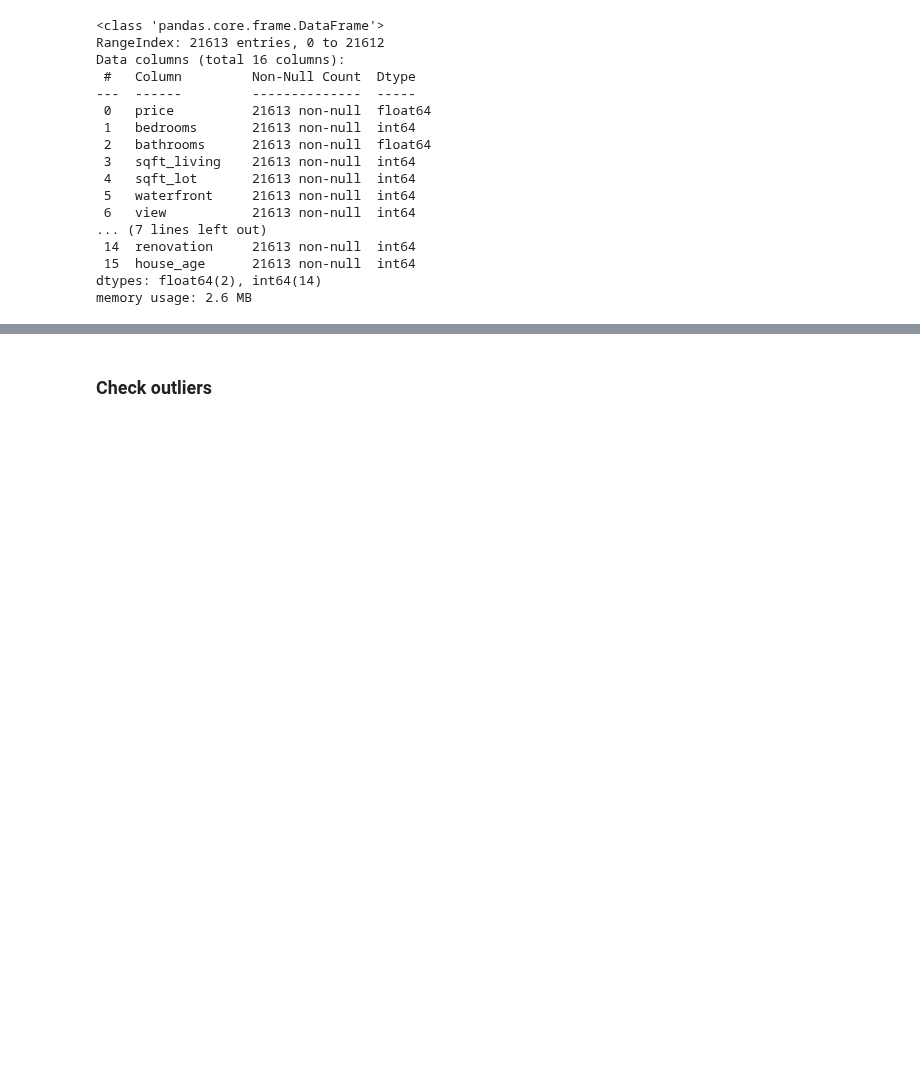
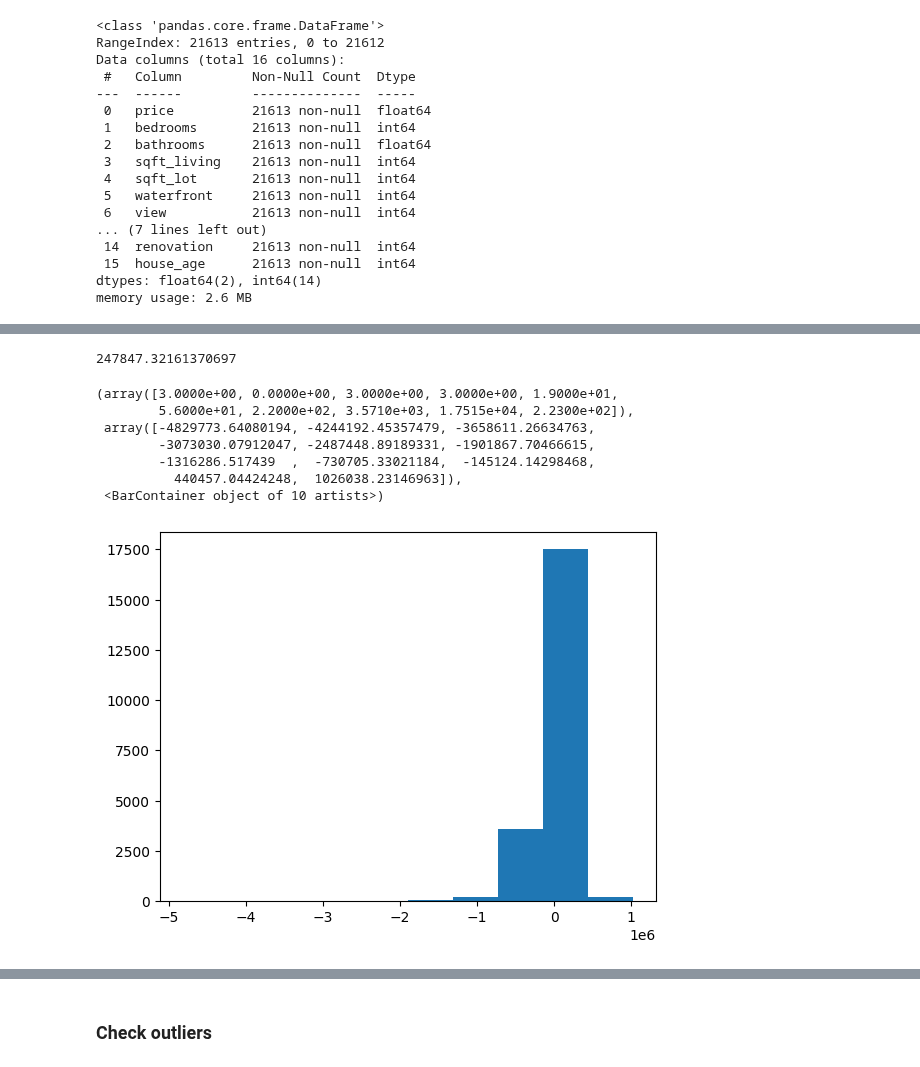
Before and after one commit to LLF00/datascience1, a Jupyter notebook: assignment_3_house_price_prediction (1).ipynb, the cells around one changed output, grey strips where cells are left out. Drawn from its saved outputs; the diff is of its cells as text; code cells hidden in the pictures; blank space fills up the shorter version.

```diff
--- a/assignment_3_house_price_prediction (1).ipynb
+++ b/assignment_3_house_price_prediction (1).ipynb
@@ -311,0 +337,23 @@ strong multicollinearity problems or that the design matrix is singular.
+# %%
+pred_vals = results_3.predict(df[['bathrooms','sqft_living','grade','sqft_above','sqft_living15']])
+# %%
+res = pd.concat([pred_vals.to_frame().rename(columns={0:'y_price'}),df['price']], axis=1)
+# %%
+res['error'] = res['y_price'] - res['price']
+# %%
+res['sq_error'] = res['error']**2
+# %%
+np.sqrt(res['sq_error'].mean())
+# %% [output]
+247847.32161370697
+# %%
+plt.hist(res['error'])
+# %% [output]
+(array([3.0000e+00, 0.0000e+00, 3.0000e+00, 3.0000e+00, 1.9000e+01,
+        5.6000e+01, 2.2000e+02, 3.5710e+03, 1.7515e+04, 2.2300e+02]),
+ array([-4829773.64080194, -4244192.45357479, -3658611.26634763,
+        -3073030.07912047, -2487448.89189331, -1901867.70466615,
+        -1316286.517439  ,  -730705.33021184,  -145124.14298468,
+          440457.04424248,  1026038.23146963]),
+ <BarContainer object of 10 artists>)
+[figure, added]
```
Also changed, not shown: parts of 25 cells of this notebook, 1 other file.
